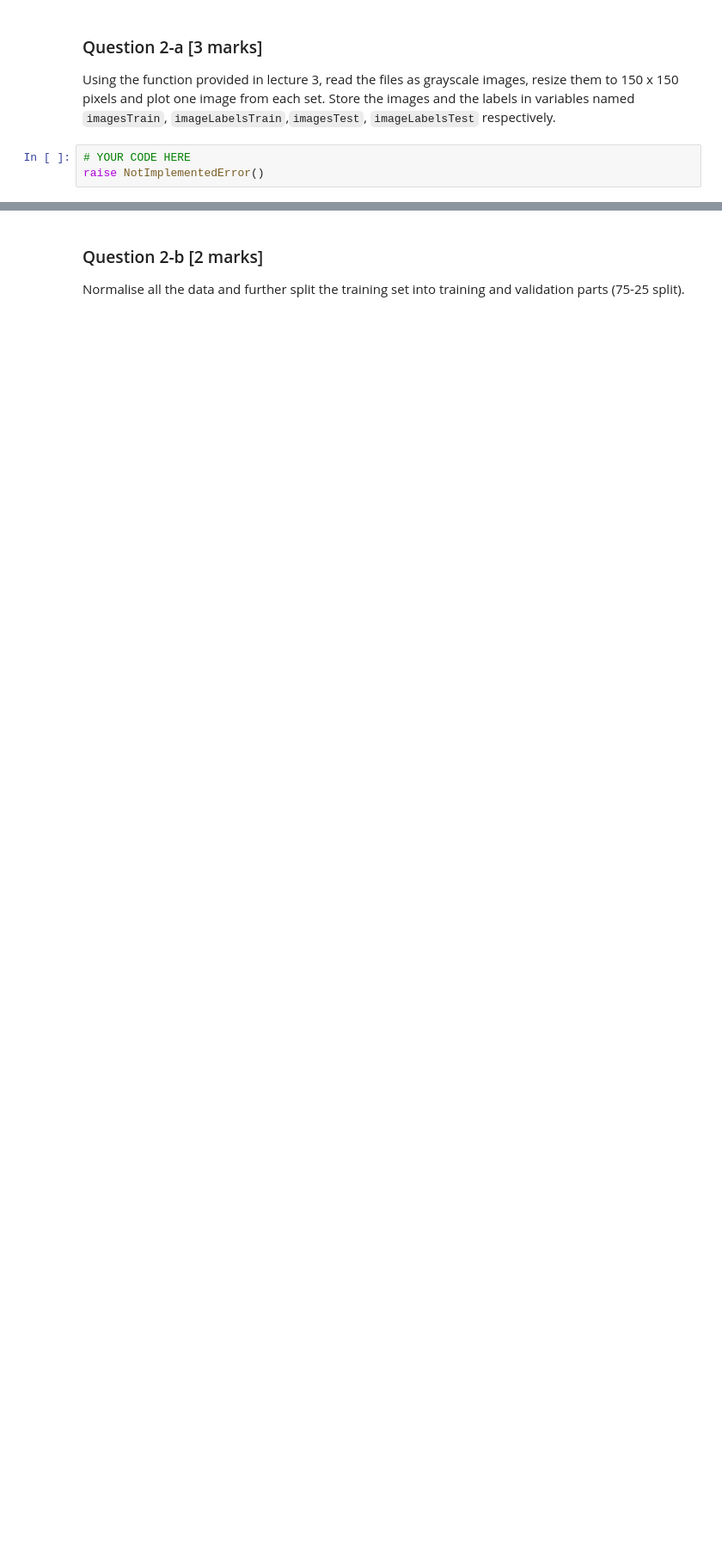
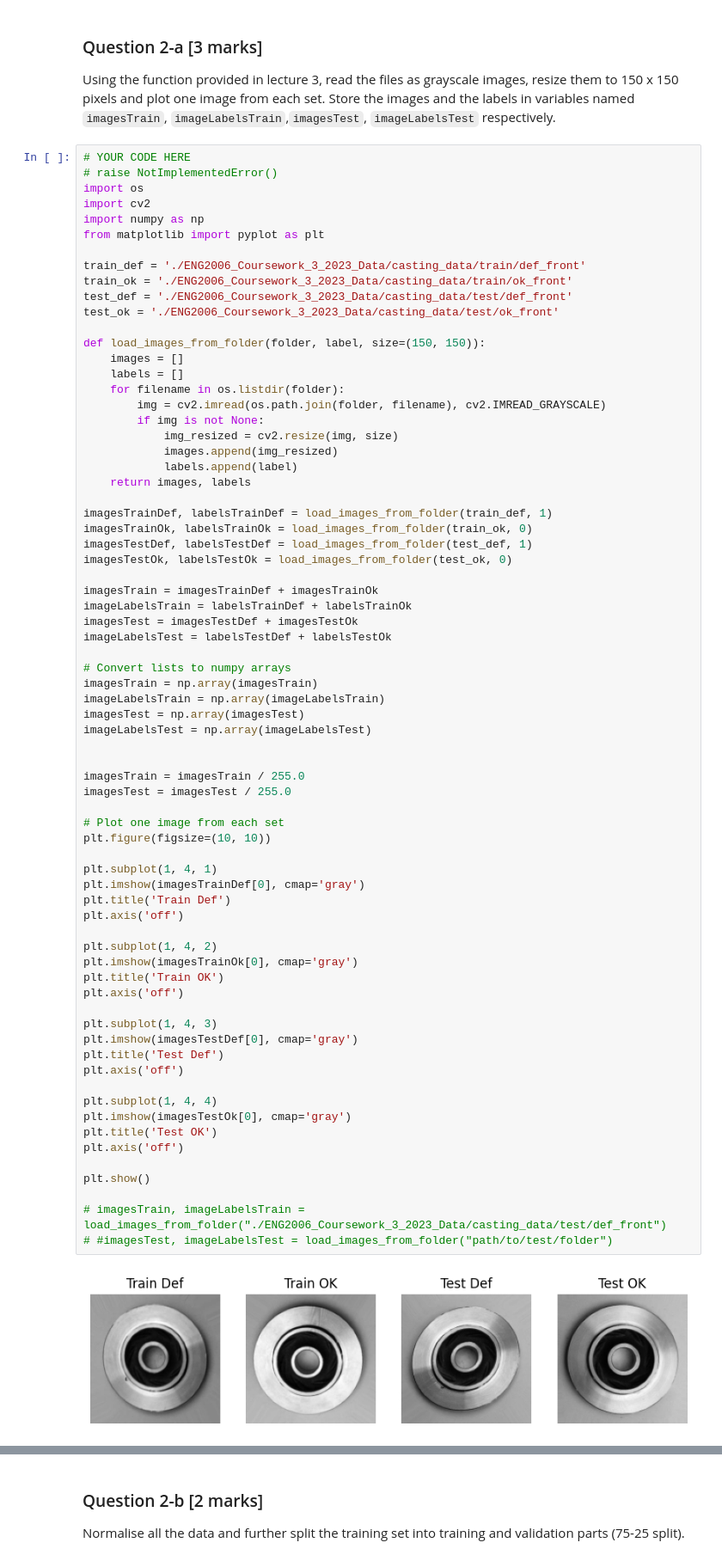
Before and after one commit to zhanruix07/industry-4.0, a Jupyter notebook: ENG2006_Coursework_3_2023.ipynb, the cells around one changed output, grey strips where cells are left out. Shown at 86% size. Cells and saved outputs as stored; diff of their text form; blank space fills up the shorter version.

```diff
--- a/ENG2006_Coursework_3_2023.ipynb
+++ b/ENG2006_Coursework_3_2023.ipynb
@@ -304,7 +308,77 @@ The accompanying `casting_data` folder contains images of defective and pristine
 Using the function provided in lecture 3, read the files as grayscale images, resize them to 150 x 150 pixels and plot one image from each set. Store the images and the labels in variables named `imagesTrain`, `imageLabelsTrain`,`imagesTest`, `imageLabelsTest` respectively.
 # %%
 # YOUR CODE HERE
-raise NotImplementedError()
+# raise NotImplementedError()
+import os
+import cv2
+import numpy as np
+from matplotlib import pyplot as plt
+
+train_def = './ENG2006_Coursework_3_2023_Data/casting_data/train/def_front'
+train_ok = './ENG2006_Coursework_3_2023_Data/casting_data/train/ok_front'
+test_def = './ENG2006_Coursework_3_2023_Data/casting_data/test/def_front'
+test_ok = './ENG2006_Coursework_3_2023_Data/casting_data/test/ok_front'
+
+def load_images_from_folder(folder, label, size=(150, 150)):
+    images = []
+    labels = []
+    for filename in os.listdir(folder):
+        img = cv2.imread(os.path.join(folder, filename), cv2.IMREAD_GRAYSCALE)
+        if img is not None:
+            img_resized = cv2.resize(img, size)
+            images.append(img_resized)
+            labels.append(label)
+    return images, labels
+
+imagesTrainDef, labelsTrainDef = load_images_from_folder(train_def, 1)
+imagesTrainOk, labelsTrainOk = load_images_from_folder(train_ok, 0)
+imagesTestDef, labelsTestDef = load_images_from_folder(test_def, 1)
+imagesTestOk, labelsTestOk = load_images_from_folder(test_ok, 0)
+
+imagesTrain = imagesTrainDef + imagesTrainOk
+imageLabelsTrain = labelsTrainDef + labelsTrainOk
+imagesTest = imagesTestDef + imagesTestOk
+imageLabelsTest = labelsTestDef + labelsTestOk
+
+# Convert lists to numpy arrays
+imagesTrain = np.array(imagesTrain)
+imageLabelsTrain = np.array(imageLabelsTrain)
+imagesTest = np.array(imagesTest)
+imageLabelsTest = np.array(imageLabelsTest)
+
+
+imagesTrain = imagesTrain / 255.0
+imagesTest = imagesTest / 255.0
+
+# Plot one image from each set
+plt.figure(figsize=(10, 10))
+
+plt.subplot(1, 4, 1)
+plt.imshow(imagesTrainDef[0], cmap='gray')
+plt.title('Train Def')
+plt.axis('off')
+
+plt.subplot(1, 4, 2)
+plt.imshow(imagesTrainOk[0], cmap='gray')
+plt.title('Train OK')
+plt.axis('off')
+
+plt.subplot(1, 4, 3)
+plt.imshow(imagesTestDef[0], cmap='gray')
+plt.title('Test Def')
+plt.axis('off')
+
+plt.subplot(1, 4, 4)
+plt.imshow(imagesTestOk[0], cmap='gray')
+plt.title('Test OK')
+plt.axis('off')
+
+plt.show()
+
+# imagesTrain, imageLabelsTrain = load_images_from_folder("./ENG2006_Coursework_3_2023_Data/casting_data/test/def_front")
+# #imagesTest, imageLabelsTest = load_images_from_folder("path/to/test/folder")
+# %% [output]
+[figure, added]
 # %%
 #Run this cell to test your answer for Question 2-a
 %load_ext autoreload
```
Also changed, not shown: parts of 10 cells of this notebook.
